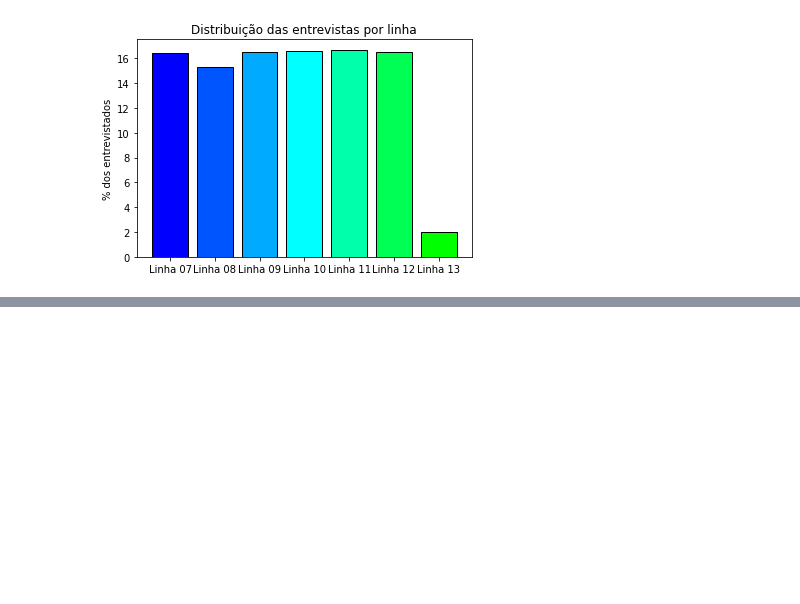
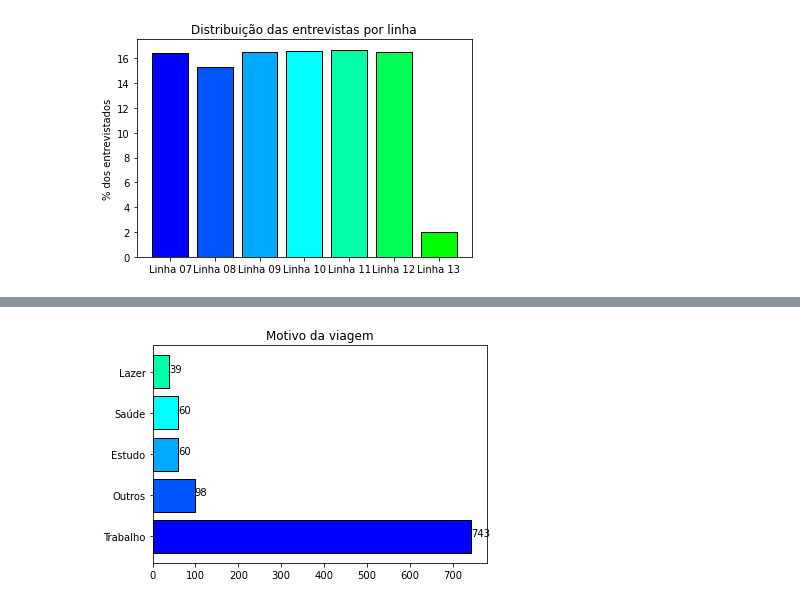
Before and after one commit to panharr/mobilidade-urbana, a Jupyter notebook: mobilidadeurbana.ipynb, the cells around one changed output, grey strips where cells are left out. Saved outputs shown, nothing was run; the diff lists cells and outputs as text; code cells hidden in the pictures; blank space fills up the shorter version.

```diff
--- a/mobilidadeurbana.ipynb
+++ b/mobilidadeurbana.ipynb
@@ -60,0 +133,3 @@ plt.show()
+# %%
+df = pd.read_csv('cptm.tsv')
+df.style
@@ -60,0 +138,10 @@ plt.show()
+# %%
+df["genero"]=df["genero"].replace(1,"Masculino").replace(2,"Feminino")
+df["motivo_viagem"]=df["motivo_viagem"].replace(0,"Trabalho").replace(1,"Estudo").replace(2,"Lazer").replace(3,"Saude").replace(4,"Outros")
+df["freq_utilizacao"]=df["freq_utilizacao"].replace(0,"Não").replace(1,"Sim")
+df["cor"]=df["cor"].replace(0,"Indigena").replace(1,"Amarela").replace(2,"Preta").replace(3,"Branca").replace(4,"Parda").replace(5,"Sem indentificação")
+df["percepcao_servico"]=df["percepcao_servico"].replace(0,"Piorou").replace(1,"Igual").replace(2,"Melhorou")
+df["local_mudanca"]=df["local_mudanca"].replace(0,"temp_espera_estacão").replace(1,"Viagem").replace(2,"Trem").replace(3,"estação")
+df["trocaria_por_onibus"]=df["trocaria_por_onibus"].replace(0,"Não").replace(1,"Sim").replace(2,"Não_sabe")
+df["problemas_graves"]=df["problemas_graves"].replace(0,"Superlotação").replace(1,"Ambulantes").replace(2,"Tratamento").replace(3,"Assaltos").replace(4,"Drogados")
+df
@@ -60,0 +162,18 @@ plt.show()
+# %%
+from colour import Color
+
+y = np.array(df['motivo_viagem'].value_counts())
+x = np.array(["Trabalho", "Outros", "Estudo", "Saúde", "Lazer"])
+
+blue = Color("blue")
+colors = list(blue.range_to(Color("yellow"),10))
+colors = [color.rgb for color in colors]
+
+for index, value in enumerate(y):
+    plt.text(value, index, str(value))
+
+plt.title("Motivo da viagem")
+plt.barh(x, y, color=colors, edgecolor='black')
+plt.show()
+# %% [output]
+[figure, added]
```
Also changed, not shown: parts of 6 cells of this notebook.
